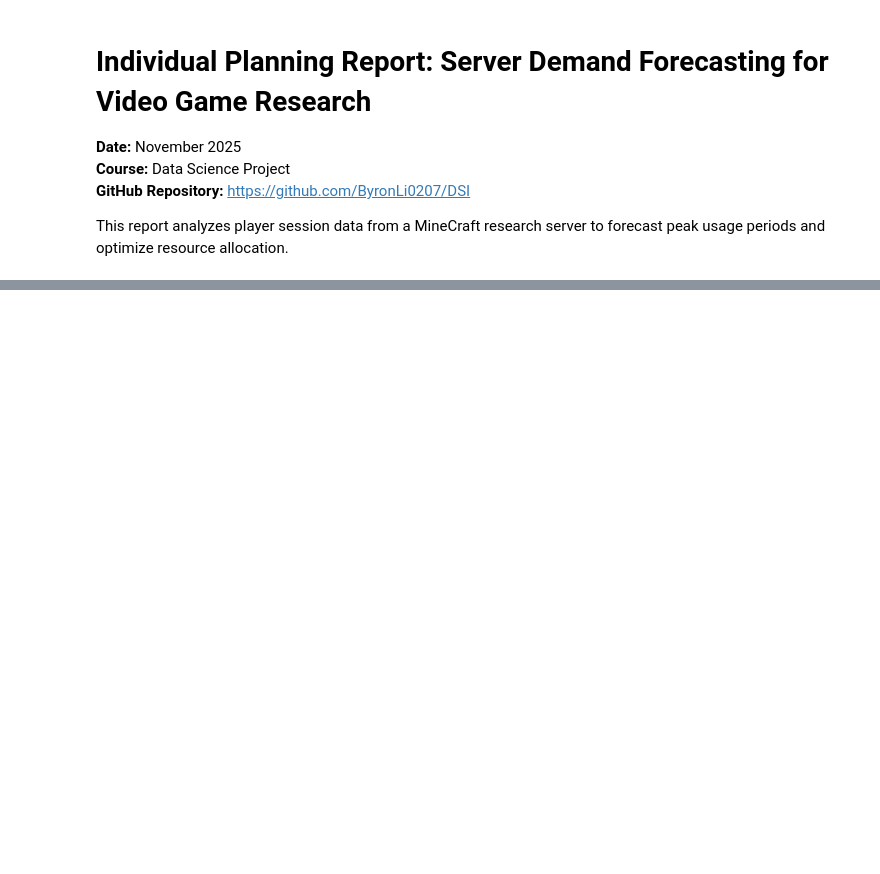
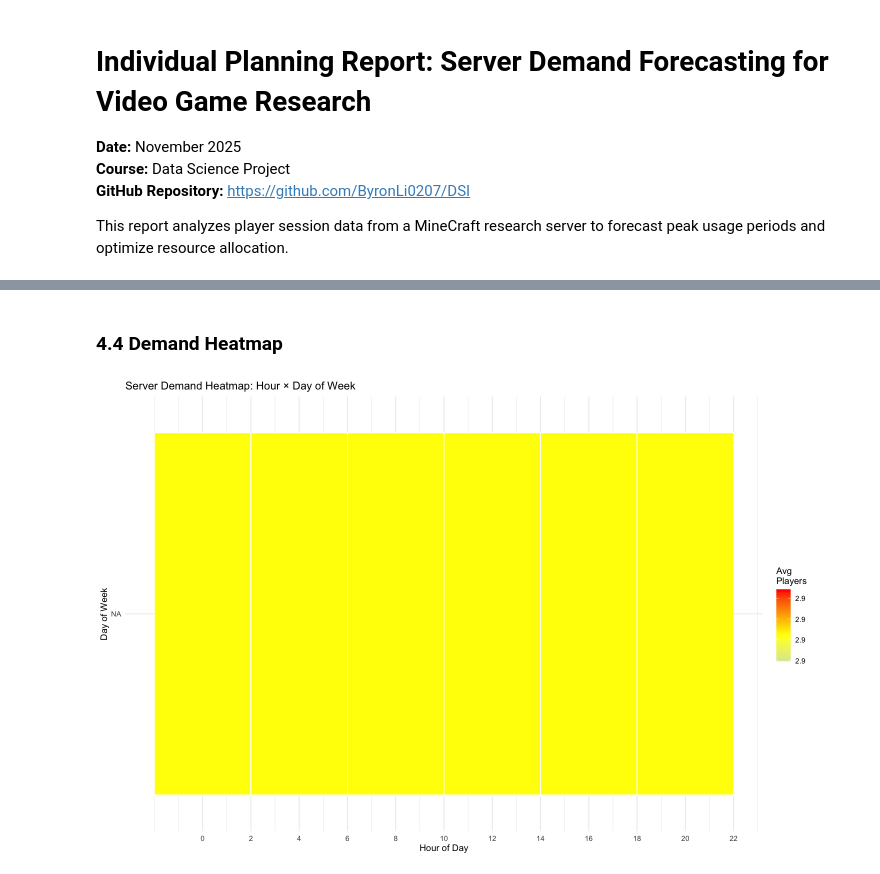
Before and after one commit to ByronLi0207/DSI, a Jupyter notebook: main.ipynb, the cells around one changed output, grey strips where cells are left out. Cells and saved outputs as stored; diff of their text form; code cells hidden in the pictures; blank space fills up the shorter version.

```diff
--- a/main.ipynb
+++ b/main.ipynb
@@ -1169,0 +308,22 @@ The combination of data-driven insights and predictive modeling will transform r
+# %% [markdown]
+### 4.4 Demand Heatmap
+# %%
+heatmap_data <- hourly_concurrency %>%
+  group_by(hour, weekday) %>%
+  summarise(avg_concurrent = mean(concurrent_players), .groups = "drop") %>%
+  mutate(weekday = factor(weekday, levels = c("Monday", "Tuesday", "Wednesday",
+                                               "Thursday", "Friday", "Saturday", "Sunday")))
+
+ggplot(heatmap_data, aes(x = hour, y = weekday, fill = avg_concurrent)) +
+  geom_tile(color = "white", linewidth = 0.5) +
+  scale_fill_gradient2(low = "lightblue", mid = "yellow", high = "red",
+                       midpoint = median(heatmap_data$avg_concurrent), name = "Avg\nPlayers") +
+  scale_x_continuous(breaks = seq(0, 23, by = 2)) +
+  labs(
+    title = "Server Demand Heatmap: Hour × Day of Week",
+    x = "Hour of Day",
+    y = "Day of Week"
+  ) +
+  theme_minimal()
+# %% [output]
+[figure, added]
```
Also changed, not shown: parts of 80 cells of this notebook, 1 other file.
